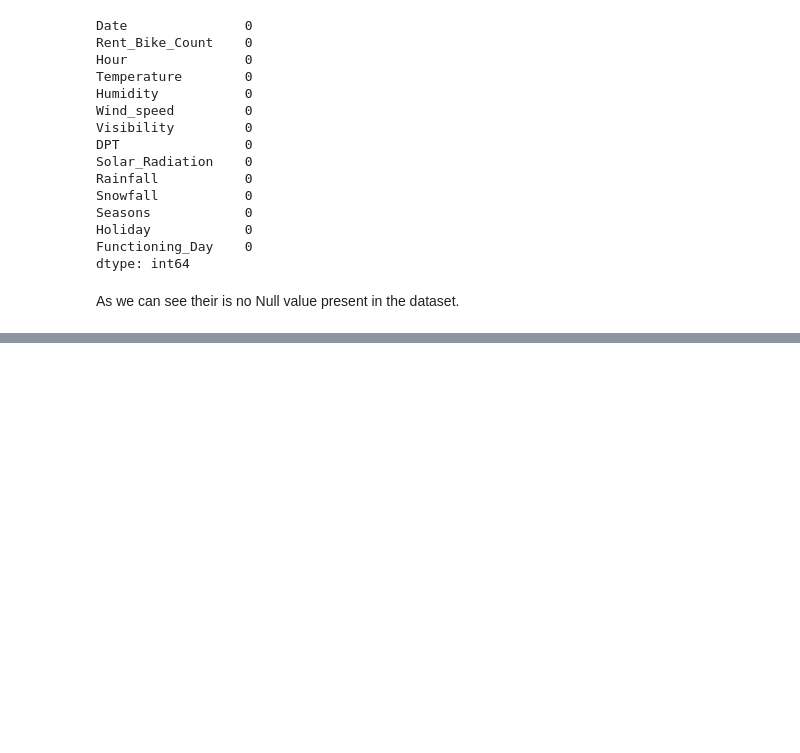
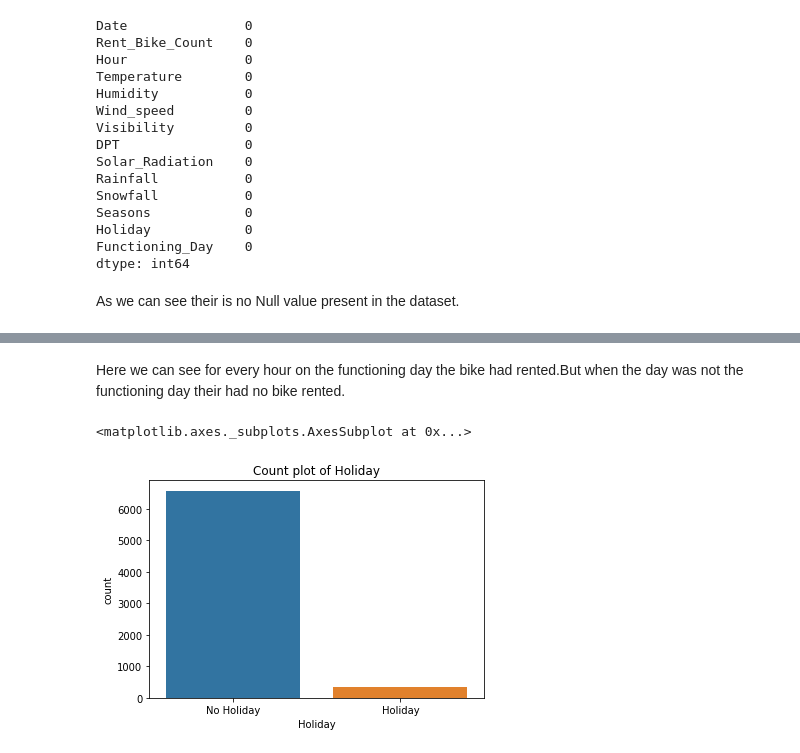
Before and after one commit to sapanapawar/Bike-Sharing-Demand-Prediction, a Jupyter notebook: Bike_Sharing_Demand_Prediction_Sapana_Pawar.ipynb, the cells around one changed output, grey strips where cells are left out. Saved outputs shown, nothing was run; the diff lists cells and outputs as text; code cells hidden in the pictures; blank space fills up the shorter version.

```diff
--- a/Bike_Sharing_Demand_Prediction_Sapana_Pawar.ipynb
+++ b/Bike_Sharing_Demand_Prediction_Sapana_Pawar.ipynb
@@ -424,0 +448,9 @@ As we can see their is no Null value present in the dataset.
+# %% [markdown]
+Here we can see for every hour on the functioning day the bike had rented.But when the day was not the functioning day their had no bike rented.
+# %%
+#plotting the count plot of holiday
+plt.title("Count plot of Holiday")
+sns.countplot(x="Holiday", data=dataset_clr)
+# %% [output]
+<matplotlib.axes._subplots.AxesSubplot at 0x...>
+[figure, added]
```
Also changed, not shown: parts of 29 cells of this notebook.
